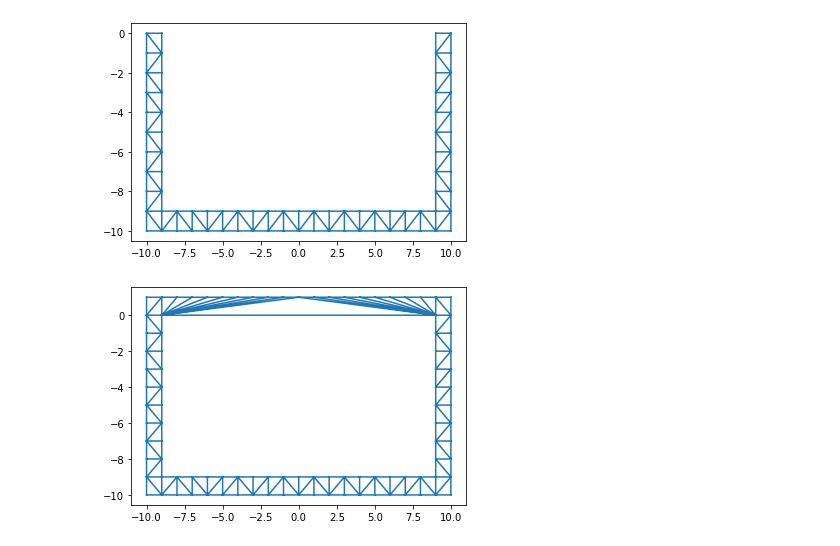
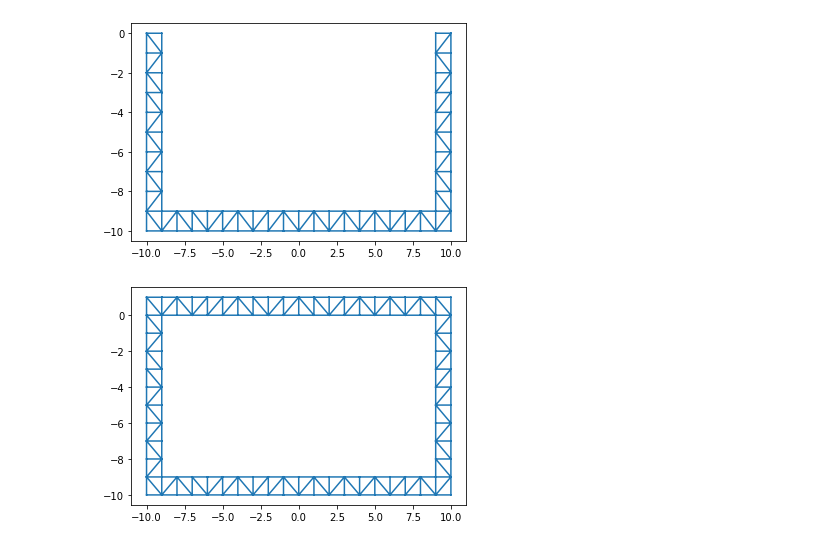
Before and after one commit to Khainguyen1349/MoMPython_KN, a Jupyter notebook: MeshingDelaunay_extension_compact.ipynb, the cells around one changed output. Drawn from its saved outputs; the diff is of its cells as text; code cells hidden in the pictures.

Commit message:
Finish loop design

```diff
--- a/MeshingDelaunay_extension_compact.ipynb
+++ b/MeshingDelaunay_extension_compact.ipynb
@@ -118,10 +118,11 @@ plt.show()
 # %%
 hull_bound_points_ext = np.array([[-10,0],[10,0],[-10,1],[10,1]])
 mesh_resolution_ext = 1
-commonEdge = np.array([[10,0],[-10,0]])
-tri_final = extentHull(tri_final,hull_bound_points_ext,mesh_resolution_ext,commonEdge)
+commonEdge1 = np.array([[-10,0],[-9,0]])
+commonEdge2 = np.array([[10,0],[9,0]])
+tri_final = closeLoopHull(tri_final,hull_bound_points_ext,mesh_resolution_ext,commonEdge1,commonEdge2)
 # plot
 plt.triplot(tri_final.points[:,0], tri_final.points[:,1], tri_final.simplices)
 plt.show()
 # %% [output]
-[figure, old version]
+[figure, new version]
```
Also changed, not shown: 1 other file.
